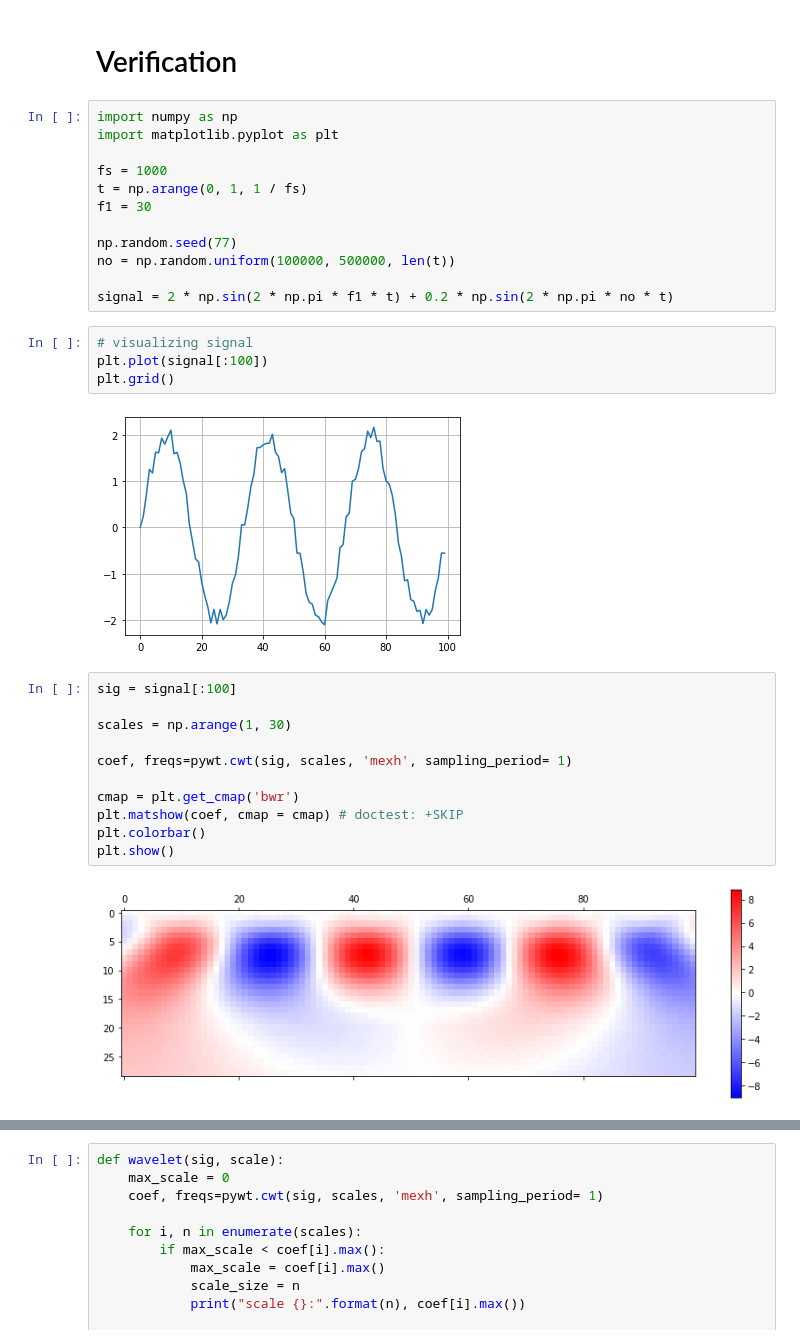
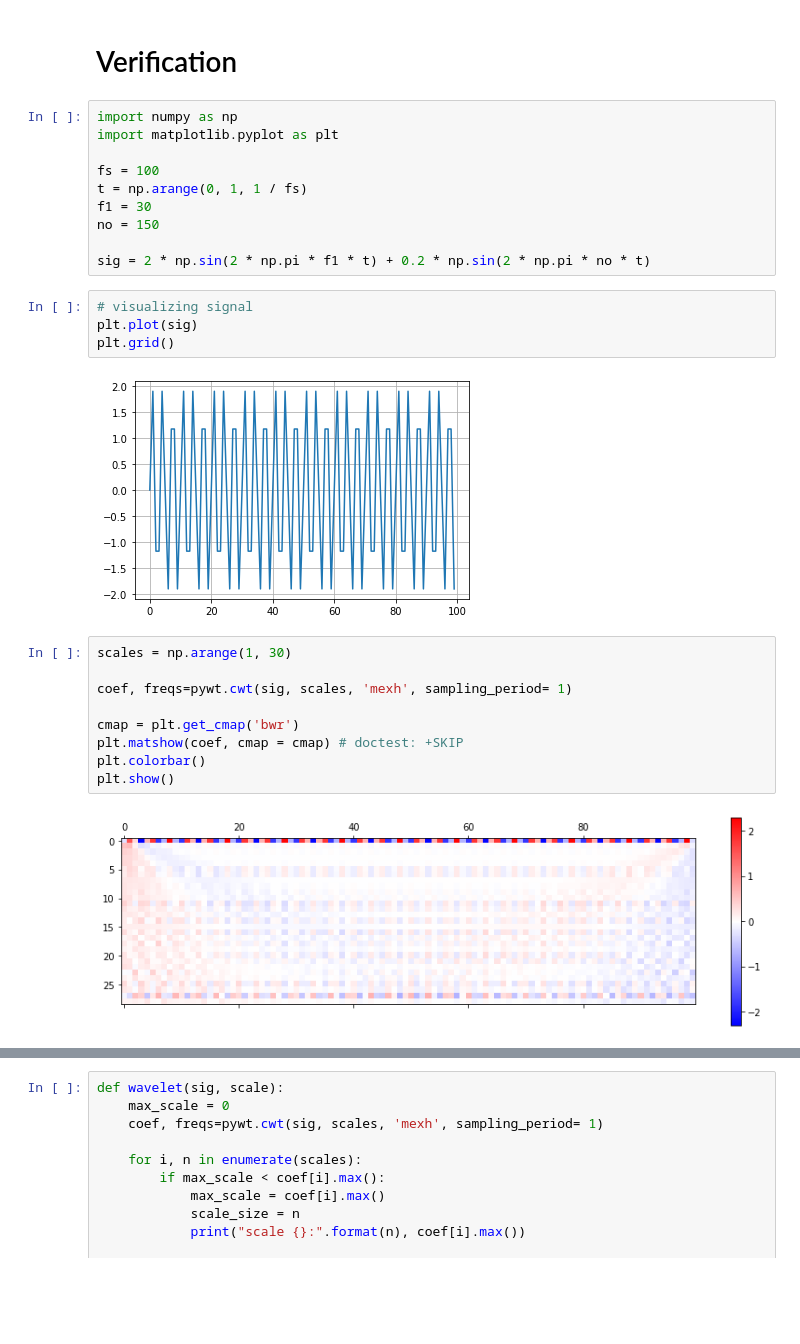
Before and after one commit to blue-monkey0/SideProject, a Jupyter notebook: Arc-Fault/wavelet_transform.ipynb, the cells around one changed output, grey strips where cells are left out. Drawn from its saved outputs; the diff is of its cells as text; blank space fills up the shorter version.

```diff
--- a/Arc-Fault/wavelet_transform.ipynb
+++ b/Arc-Fault/wavelet_transform.ipynb
@@ -143,30 +143,26 @@ plt.show()
 import numpy as np
 import matplotlib.pyplot as plt
 
-fs = 1000
+fs = 100
 t = np.arange(0, 1, 1 / fs)
 f1 = 30
+no = 150
 
-np.random.seed(77)
-no = np.random.uniform(100000, 500000, len(t))
-
-signal = 2 * np.sin(2 * np.pi * f1 * t) + 0.2 * np.sin(2 * np.pi * no * t)
+sig = 2 * np.sin(2 * np.pi * f1 * t) + 0.2 * np.sin(2 * np.pi * no * t)
 # %%
 # visualizing signal
-plt.plot(signal[:100])
+plt.plot(sig)
 plt.grid()
 # %% [output]
-[figure, old version]
+[figure, new version]
 # %%
-sig = signal[:100]
-
 scales = np.arange(1, 30)
 
 coef, freqs=pywt.cwt(sig, scales, 'mexh', sampling_period= 1)
 
 cmap = plt.get_cmap('bwr')
 plt.matshow(coef, cmap = cmap) # doctest: +SKIP
 plt.colorbar()
 plt.show()
 # %% [output]
-[figure, old version]
+[figure, new version]
```
Also changed, not shown: parts of 11 cells of this notebook.
